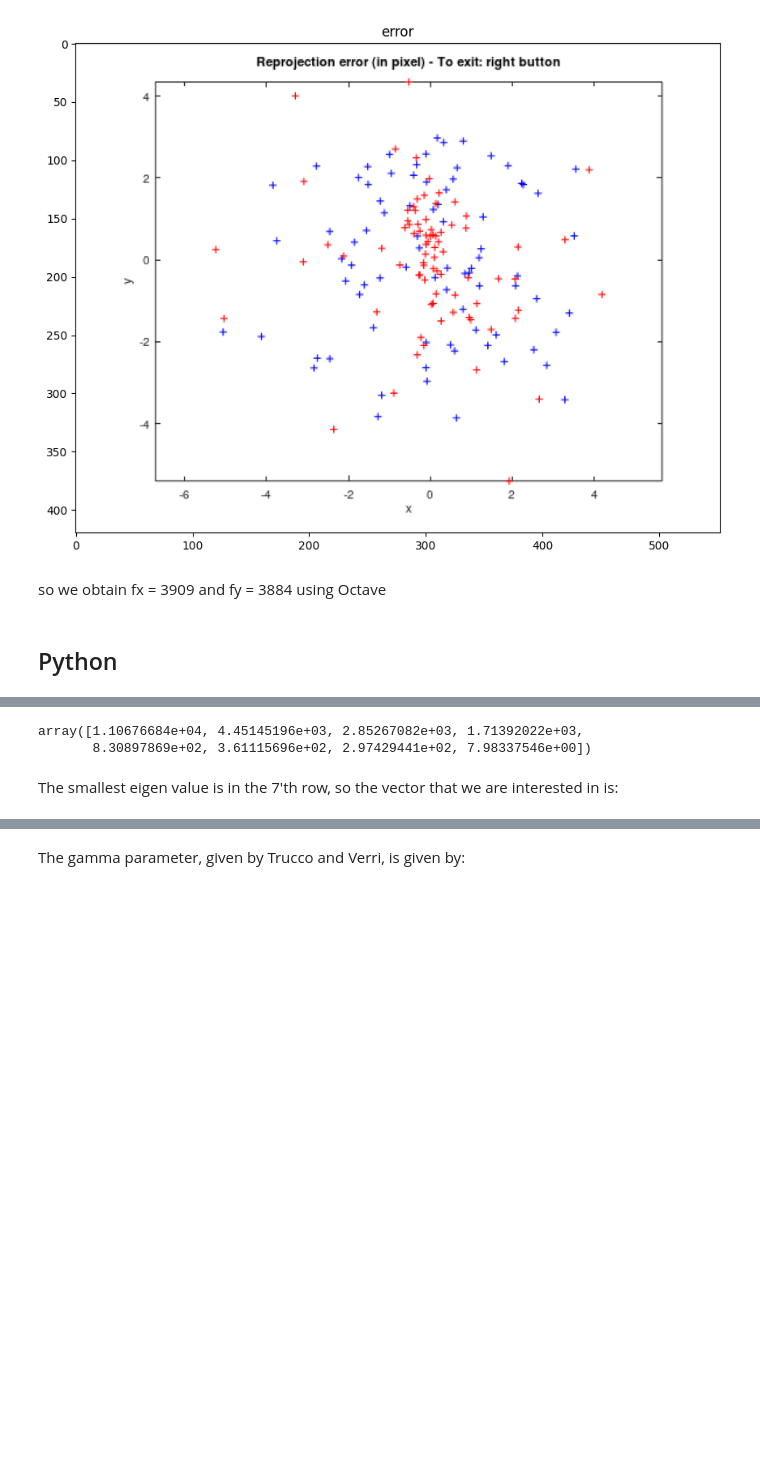
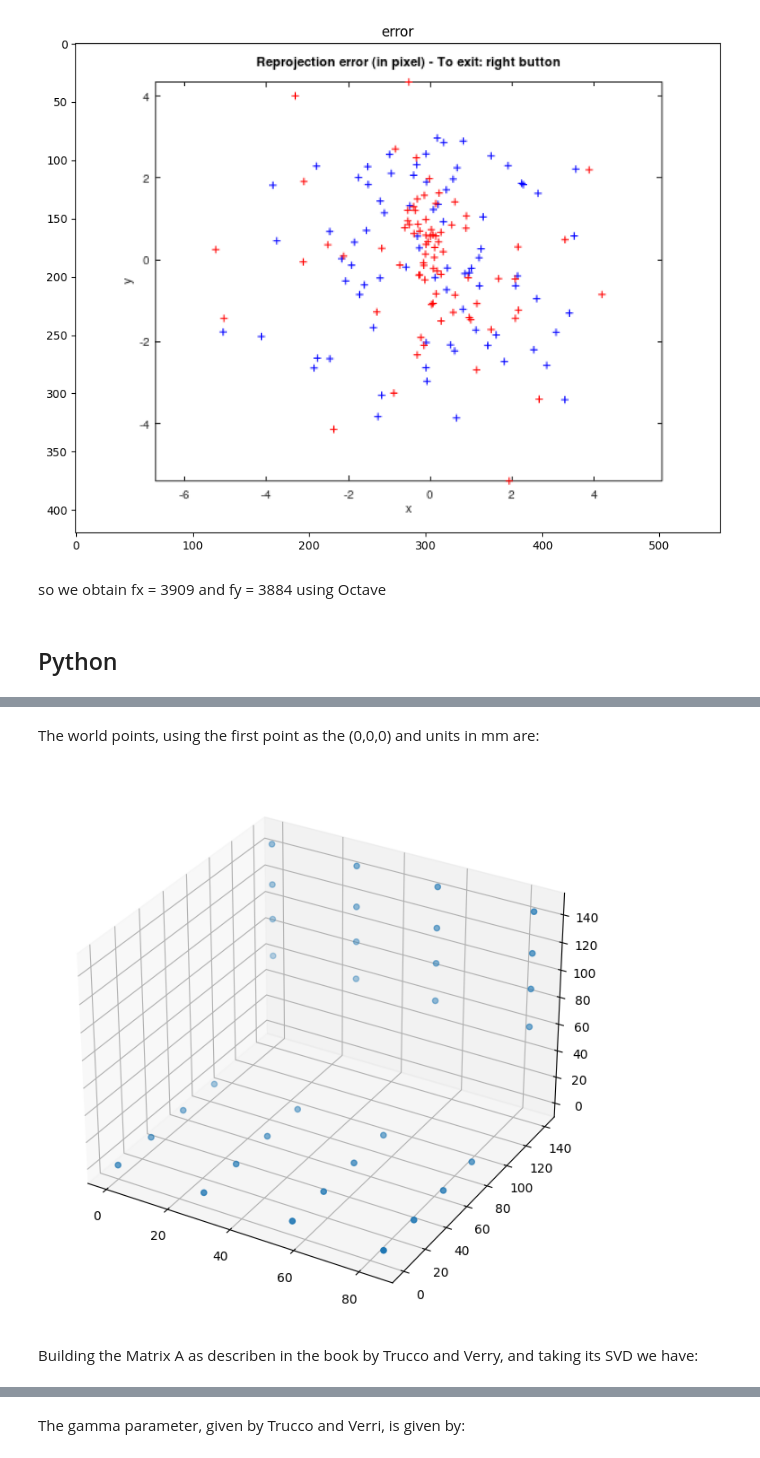
Before and after one commit to Marcos30004347/computer-vision, a Jupyter notebook: camera_calibration/Camera_Calibration.ipynb, the cells around one changed output, grey strips where cells are left out. Drawn from its saved outputs; the diff is of its cells as text; code cells hidden in the pictures; blank space fills up the shorter version.

```diff
--- a/camera_calibration/Camera_Calibration.ipynb
+++ b/camera_calibration/Camera_Calibration.ipynb
@@ -255,3 +193,68 @@ ax.scatter3D(xdata, ydata, zdata, c=zdata);
+# %% [markdown]
+The world points, using the first point as the (0,0,0) and units in mm are:
+# %%
+#margin = -23
+margin = 7
+
+world_points = [
+    [0, 0,  0],
+    [0, 28, 0],
+    [0, 56, 0],
+    [0, 84, 0],
+
+    [28, 0,  0],
+    [28, 28, 0],
+    [28, 56, 0],
+    [28, 84, 0],
+
+    [56, 0,  0],
+    [56, 28, 0],
+    [56, 56, 0],
+    [56, 84, 0],
+
+    [84, 0,  0],
+    [84, 28, 0],
+    [84, 56, 0],
+    [84, 84, 0],
+
+    [0, 140, 0  + 54 + margin],
+    [0, 140, 28 + 54 + margin],
+    [0, 140, 54 + 54 + margin],
+    [0, 140, 84 + 54 + margin],
+
+    [28, 140, 0  + 54 + margin],
+    [28, 140, 28 + 54 + margin],
+    [28, 140, 54 + 54 + margin],
+    [28, 140, 84 + 54 + margin],
+
+    [54, 140, 0  + 54 + margin],
+    [54, 140, 28 + 54 + margin],
+    [54, 140, 54 + 54 + margin],
+    [54, 140, 84 + 54 + margin],
+
+    [84, 140, 0  + 54 + margin],
+    [84, 140, 28 + 54 + margin],
+    [84, 140, 54 + 54 + margin],
+    [84, 140, 84 + 54 + margin],
+]
+
+x = []
+y = []
+z = []
+
+for i in range(len(world_points)):
+    world_points[i] = [world_points[i][0], world_points[i][1], world_points[i][2]]
+    x.append(world_points[i][0])
+    y.append(world_points[i][1])
+    z.append(world_points[i][2])
+
+ax = plt.axes(projection='3d')
+
+ax.scatter3D(x, y, z);
+# %% [output]
+[figure, added]
+# %% [markdown]
+Building the Matrix A as describen in the book by Trucco and Verry, and taking its SVD we have:
 # %%
 A = []
 
@@ -267,17 +270,9 @@ def build_line(image_points, world_points, i):
         -1*image_points[i][1],
     ]
 
-for i in range(96):
-    A.append(build_line(image_point, world_point, i))
-
-A = np.reshape(A,(96,8))
+for i in range(len(image_points)):
+    A.append(build_line(image_points, world_points, i))
 
 SVD = np.linalg.svd(A, full_matrices=True)
-SVD[1]
-# %% [output]
-array([1.10676684e+04, 4.45145196e+03, 2.85267082e+03, 1.71392022e+03,
-       8.30897869e+02, 3.61115696e+02, 2.97429441e+02, 7.98337546e+00])
-# %% [markdown]
-The smallest eigen value is in the 7'th row, so the vector that we are interested in is:
 # %%
 v = SVD[2][SVD[1].argmin()]
```
Also changed, not shown: parts of 36 cells of this notebook, 2 other files.
